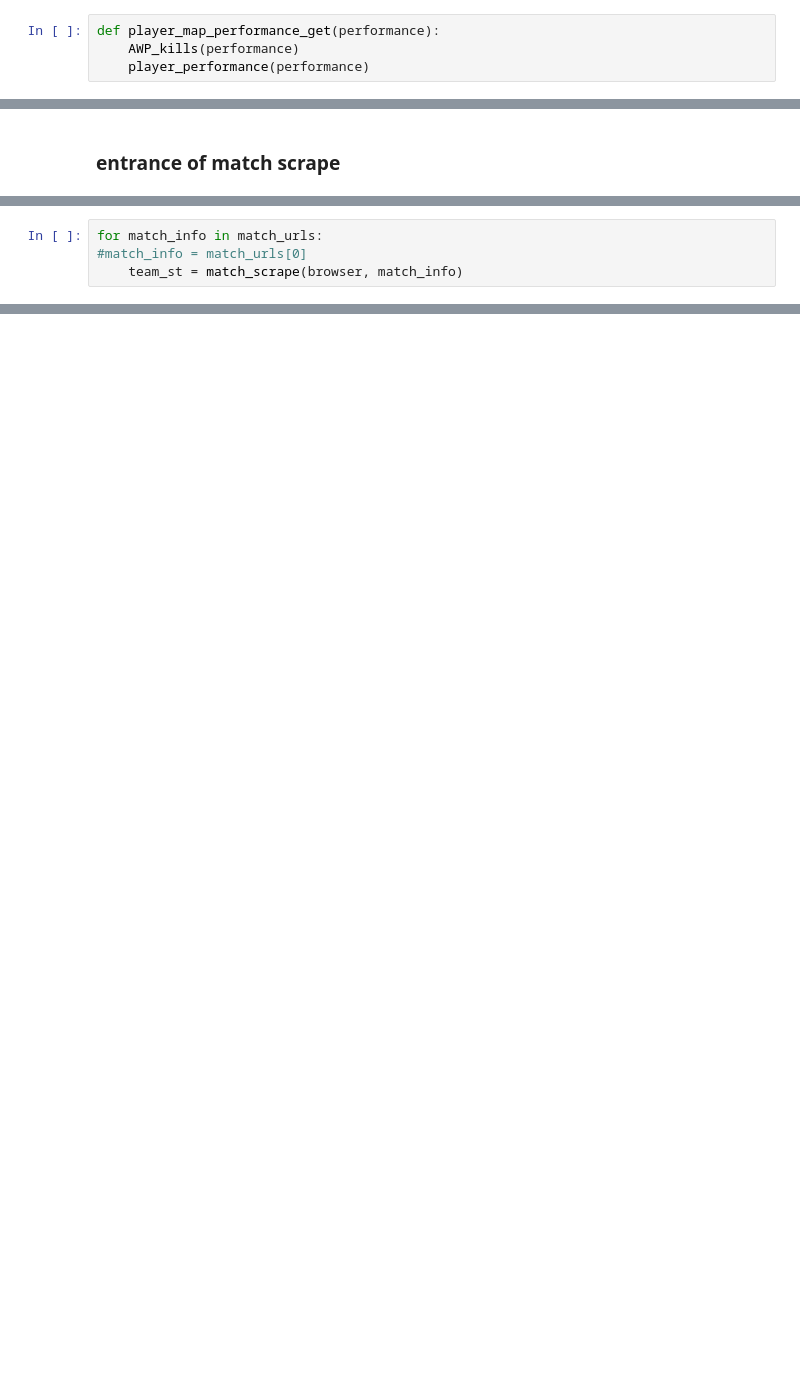
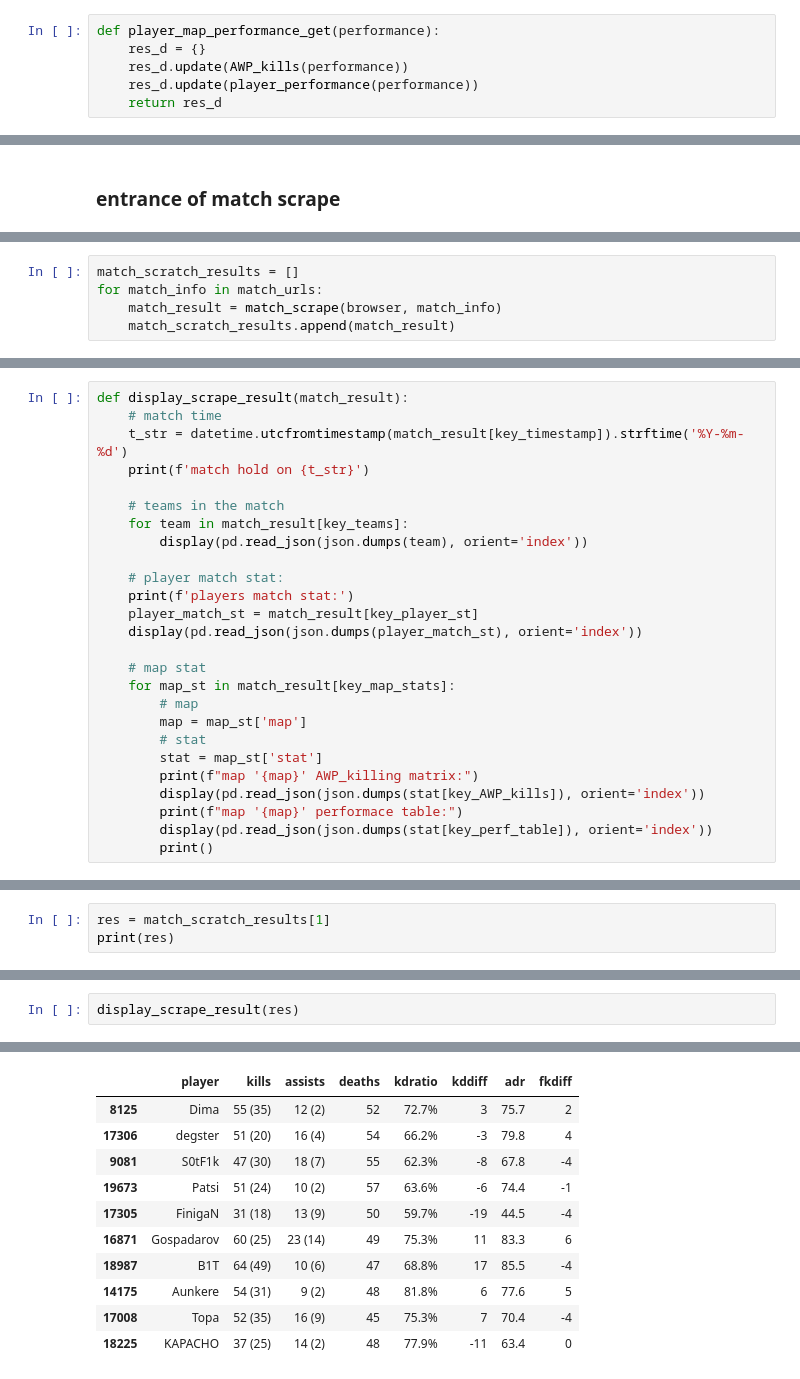
Before and after one commit to pqrt12/Final_Project, a Jupyter notebook: Notebook/scrape.ipynb, the cells around one changed output, grey strips where cells are left out. Drawn from its saved outputs; the diff is of its cells as text; blank space fills up the shorter version.

```diff
--- a/Notebook/scrape.ipynb
+++ b/Notebook/scrape.ipynb
@@ -191,7 +201,9 @@ def player_performance(performance):
 # %%
 def player_map_performance_get(performance):
-    AWP_kills(performance)
-    player_performance(performance)
+    res_d = {}
+    res_d.update(AWP_kills(performance))
+    res_d.update(player_performance(performance))
+    return res_d
 # %% [markdown]
 #### player stat.
 # %%
@@ -312,6 +348,7 @@ def match_scrape(brower, match_info):
 # %%
+match_scratch_results = []
 for match_info in match_urls:
-#match_info = match_urls[0]
-    team_st = match_scrape(browser, match_info)
+    match_result = match_scrape(browser, match_info)
+    match_scratch_results.append(match_result)
 # %% [output]
 Single map match
@@ -381,0 +379,26 @@ map = Best of 5:
+# %%
+def display_scrape_result(match_result):
+    # match time
+    t_str = datetime.utcfromtimestamp(match_result[key_timestamp]).strftime('%Y-%m-%d')
+    print(f'match hold on {t_str}')
+
+    # teams in the match
+    for team in match_result[key_teams]:
+        display(pd.read_json(json.dumps(team), orient='index'))
+
+    # player match stat:
+    print(f'players match stat:')
+    player_match_st = match_result[key_player_st]
+    display(pd.read_json(json.dumps(player_match_st), orient='index'))
+
+    # map stat
+    for map_st in match_result[key_map_stats]:
+        # map
+        map = map_st['map']
+        # stat
+        stat = map_st['stat']
+        print(f"map '{map}' AWP_killing matrix:")
+        display(pd.read_json(json.dumps(stat[key_AWP_kills]), orient='index'))
+        print(f"map '{map}' performace table:")
+        display(pd.read_json(json.dumps(stat[key_perf_table]), orient='index'))
+        print()
@@ -381,0 +489,3 @@ map = Best of 5:
+# %%
+res = match_scratch_results[1]
+print(res)
@@ -381,0 +494,3 @@ map = Best of 5:
+# %%
+display_scrape_result(res)
+# %% [output]
@@ -381,0 +503,11 @@ map = Best of 5:
+|  | player | kills | assists | deaths | kdratio | kddiff | adr | fkdiff |
+| 8125 | Dima | 55 (35) | 12 (2) | 52 | 72.7% | 3 | 75.7 | 2 |
+| 17306 | degster | 51 (20) | 16 (4) | 54 | 66.2% | -3 | 79.8 | 4 |
+| 9081 | S0tF1k | 47 (30) | 18 (7) | 55 | 62.3% | -8 | 67.8 | -4 |
+| 19673 | Patsi | 51 (24) | 10 (2) | 57 | 63.6% | -6 | 74.4 | -1 |
+| 17305 | FinigaN | 31 (18) | 13 (9) | 50 | 59.7% | -19 | 44.5 | -4 |
+| 16871 | Gospadarov | 60 (25) | 23 (14) | 49 | 75.3% | 11 | 83.3 | 6 |
+| 18987 | B1T | 64 (49) | 10 (6) | 47 | 68.8% | 17 | 85.5 | -4 |
+| 14175 | Aunkere | 54 (31) | 9 (2) | 48 | 81.8% | 6 | 77.6 | 5 |
+| 17008 | Topa | 52 (35) | 16 (9) | 45 | 75.3% | 7 | 70.4 | -4 |
+| 18225 | KAPACHO | 37 (25) | 14 (2) | 48 | 77.9% | -11 | 63.4 | 0 |
```
Also changed, not shown: parts of 19 cells of this notebook.
